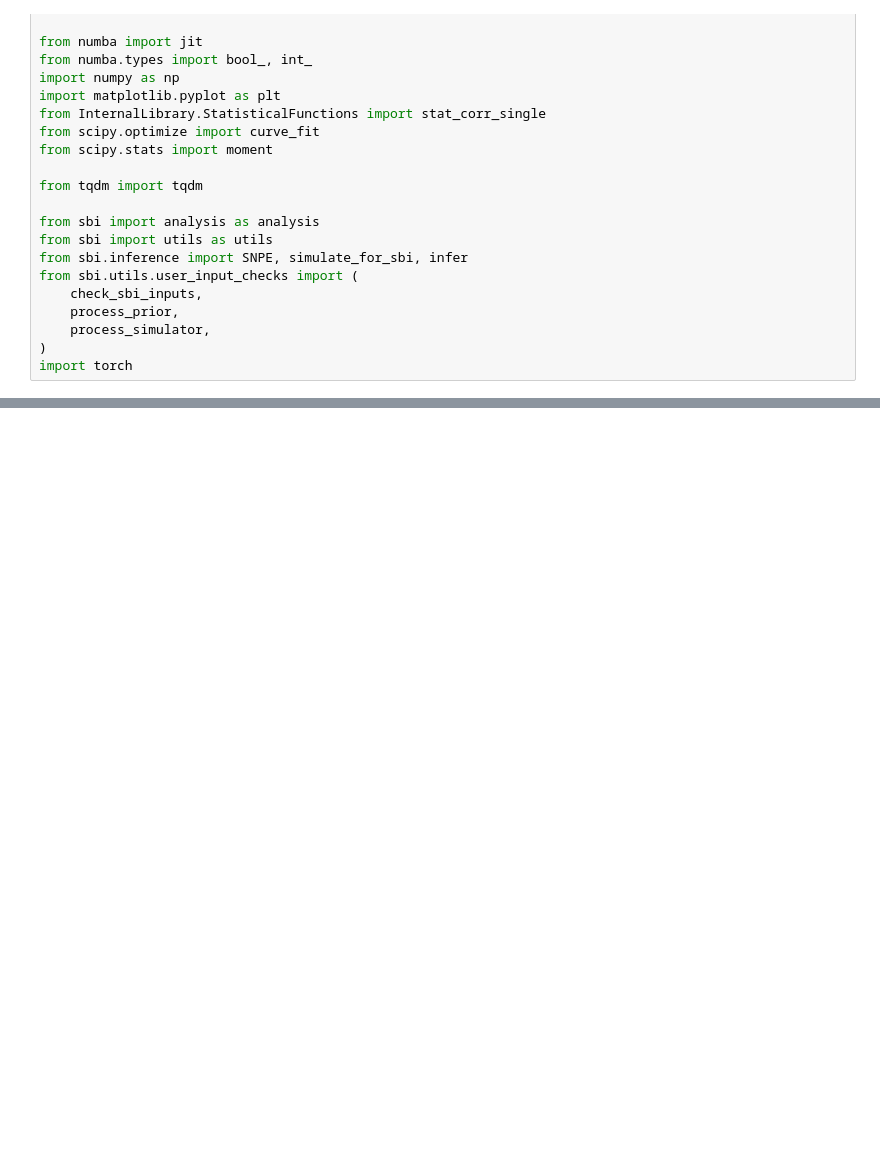
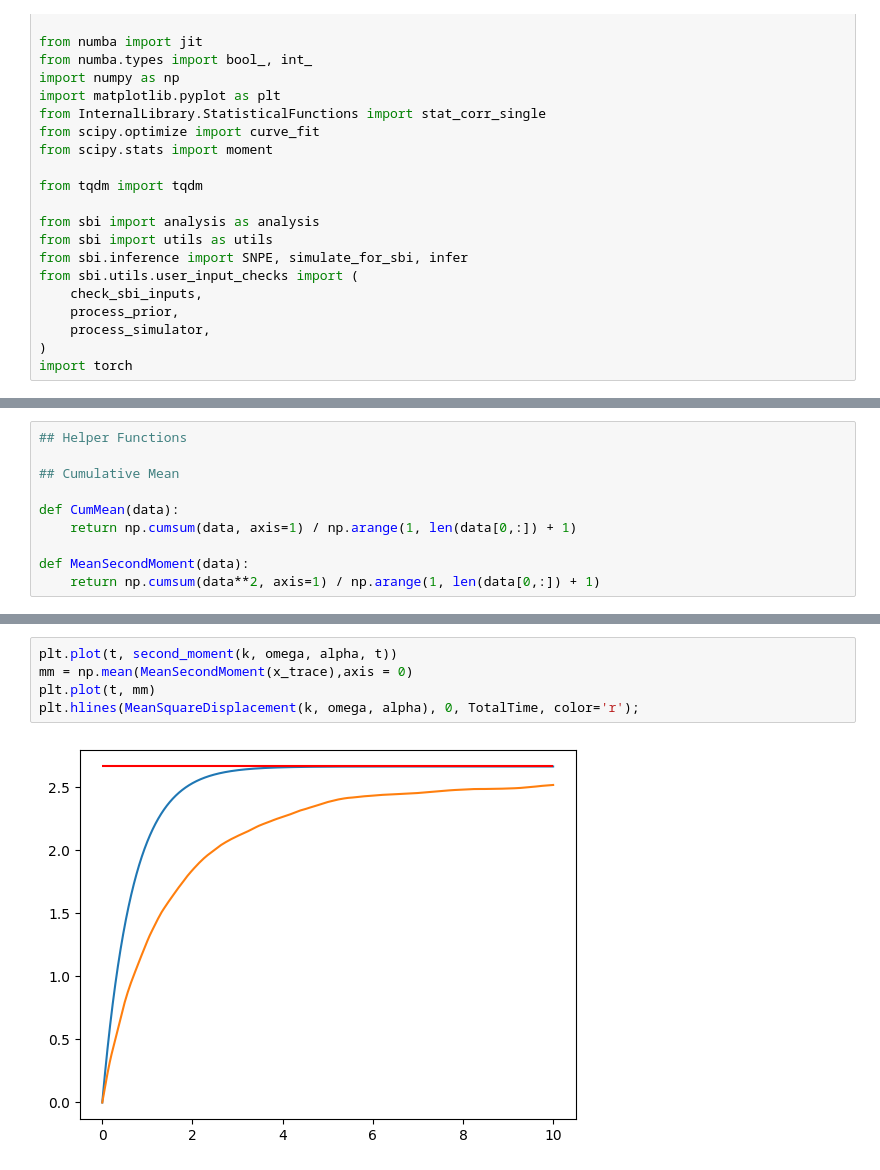
Before and after one commit to jacopocarotenuto/SBI_RedBloodCells, a Jupyter notebook: Code/Notebooks/RunTumble.ipynb, the cells around one changed output, grey strips where cells are left out. Cells and saved outputs as stored; diff of their text form; blank space fills up the shorter version.

```diff
--- a/Code/Notebooks/RunTumble.ipynb
+++ b/Code/Notebooks/RunTumble.ipynb
@@ -62,0 +98,10 @@ x_trace, direction_trace = RunTumble(param, n_sim, dt, TotalT, alpha)
+# %%
+## Helper Functions
+
+## Cumulative Mean
+
+def CumMean(data):
+    return np.cumsum(data, axis=1) / np.arange(1, len(data[0,:]) + 1)
+
+def MeanSecondMoment(data):
+    return np.cumsum(data**2, axis=1) / np.arange(1, len(data[0,:]) + 1)
@@ -62,0 +155,7 @@ x_trace, direction_trace = RunTumble(param, n_sim, dt, TotalT, alpha)
+# %%
+plt.plot(t, second_moment(k, omega, alpha, t))
+mm = np.mean(MeanSecondMoment(x_trace),axis = 0)
+plt.plot(t, mm)
+plt.hlines(MeanSquareDisplacement(k, omega, alpha), 0, TotalTime, color='r');
+# %% [output]
+[figure, added]
```
Also changed, not shown: parts of 16 cells of this notebook.
